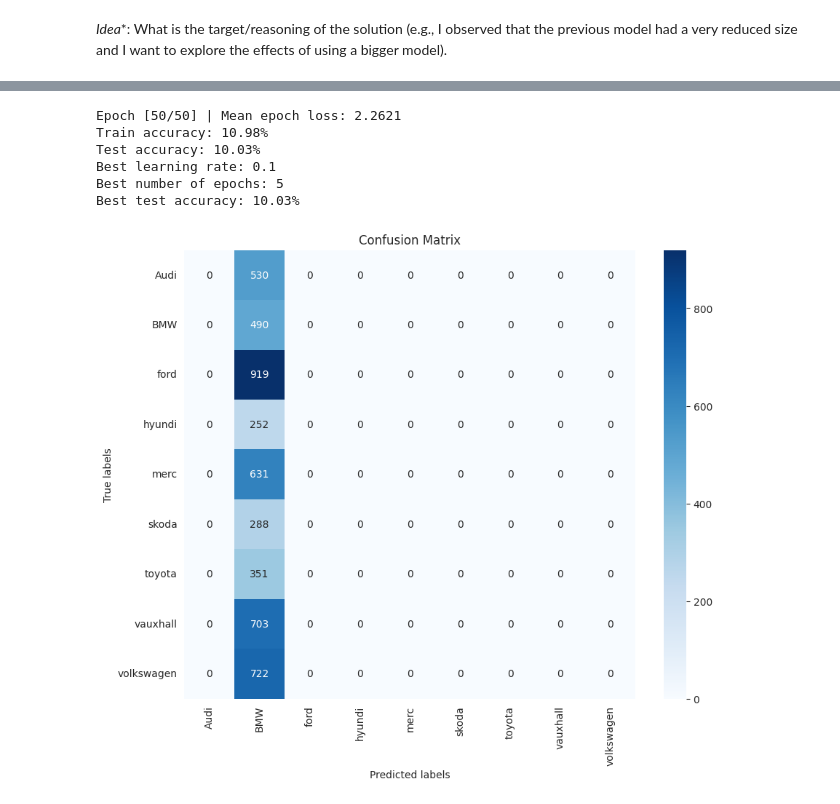
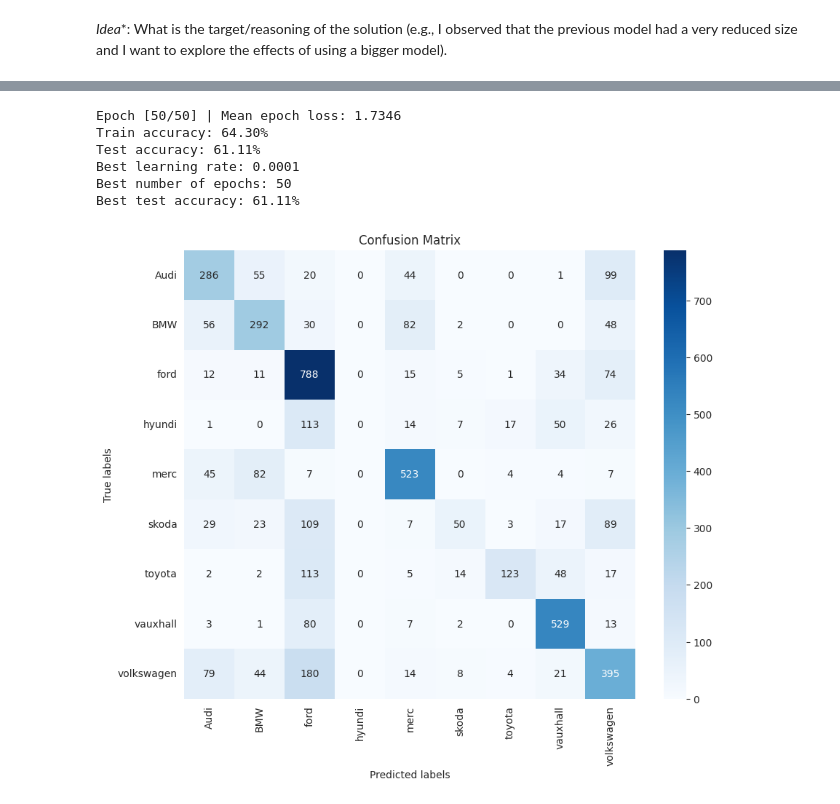
Before and after one commit to Gpascual11/P3_Gerard_Pascual, a Jupyter notebook: P3_NeuralNetworks.ipynb, the cells around one changed output, grey strips where cells are left out. Drawn from its saved outputs; the diff is of its cells as text; code cells hidden in the pictures.

```diff
--- a/P3_NeuralNetworks.ipynb
+++ b/P3_NeuralNetworks.ipynb
@@ -1096,0 +1099,2 @@ The model has 540 parameters
+# %%
+model2 = create_model(Model_0, input_size2, num_classes2)
@@ -1097,14 +1103,14 @@ The model has 540 parameters
 # %%
 # Define the grid of hyperparameters
-learning_rates2A = [0.1, 0.01, 0.001, 0.0001]
-num_epochs_list2A = [5, 10, 20, 50]
+learning_rates2 = [0.1, 0.01, 0.001, 0.0001]
+num_epochs_list2 = [5, 10, 20, 50]
 
 # Placeholder for the best hyperparameters
-best_lr2A = None
-best_num_epochs2A = None
-best_test_accuracy2A = 0
+best_lr2 = None
+best_num_epochs2 = None
+best_test_accuracy2 = 0
 
 # Store results for all combinations
-results2A = []
+results2 = []
 # %%
 # Iterate over all combinations of learning rates and number of epochs
@@ -1163,7 +1191,7 @@ Subsequent of either [Solution 1A](#solution_1a) or [Solution 1B](#solution_1b),
 *Idea**: What is the target/reasoning of the solution (e.g., I observed that the previous model had a very reduced size and I want to explore the effects of using a bigger model).
 # %%
 class Model_2(nn.Module):
-    def __init__(self, input_size1A, num_classes1A, hidden_size1A = 128):
+    def __init__(self, input_size1A, num_classes1A, hidden_size1A = 512):
         super(Model_2, self).__init__()
         self.layers = nn.Sequential(
             nn.Linear(input_size1A, hidden_size1A), # Input layer to hidden layer
@@ -1209,64 +1217,65 @@ The model has 12708 parameters
 # %%
 # Define the grid of hyperparameters
-learning_rates2A = [0.1, 0.01, 0.001, 0.0001]
-num_epochs_list2A = [5, 10, 20, 50]
+learning_rates2 = [0.001, 0.0001]
+num_epochs_list2 = [10, 20, 50]
 
 # Placeholder for the best hyperparameters
-best_lr2A = None
-best_num_epochs2A = None
-best_test_accuracy2A = 0
+best_lr2 = None
+best_num_epochs2 = None
+best_test_accuracy2 = 0
 
 # Store results for all combinations
-results2A = []
+results2 = []
 # Iterate over all combinations of learning rates and number of epochs
-for lr, num_epochs in itertools.product(learning_rates2A, num_epochs_list2A):
+for lr, num_epochs in itertools.product(learning_rates2, num_epochs_list2):
     print(f"Training model with learning rate: {lr} and epochs: {num_epochs}")
 
     # Reinitialize the model's weights
-    initialize_weights(model2A)
+    initialize_weights(model2)
 
     # Train the model
-    losses = train(model2A, train_dataset2A, num_epochs=num_epochs, lr=lr)
+    losses = train(model2, train_dataset1A, num_epochs=num_epochs, lr=lr)
 
     # Evaluate the model on the train dataset
-    train_accuracy, _, _ = evaluate(model2A, train_dataset2A)
+    train_accuracy, _, _ = evaluate(model2, train_dataset1A)
 
     # Evaluate the model on the test dataset
-    test_accuracy, test_all_targets, test_all_predicted = evaluate(model2A, test_dataset2A)
+    test_accuracy, test_all_targets, test_all_predicted = evaluate(model2, test_dataset1A)
 
     # Save the results
-    results2A.append((lr, num_epochs, train_accuracy, test_accuracy))
+    results2.append((lr, num_epochs, train_accuracy, test_accuracy))
 
     # Print the accuracies
     print(f'Train accuracy: {train_accuracy * 100:.2f}%')
     print(f'Test accuracy: {test_accuracy * 100:.2f}%')
 
     # Update the best hyperparameters based on test accuracy
-    if test_accuracy > best_test_accuracy2A:
-        best_test_accuracy2A = test_accuracy
-        best_lr2A = lr
-        best_num_epochs2A = num_epochs
+    if test_accuracy > best_test_accuracy2:
+        best_test_accuracy2 = test_accuracy
+        best_lr2 = lr
+        best_num_epochs2 = num_epochs
         best_test_all_targets = test_all_targets
         best_test_all_predicted = test_all_predicted
 
+
 # Display the best combination
-print(f"Best learning rate: {best_lr2A}")
-print(f"Best number of epochs: {best_num_epochs2A}")
-print(f"Best test accuracy: {best_test_accuracy2A * 100:.2f}%")
+print(f"Best learning rate: {best_lr2}")
+print(f"Best number of epochs: {best_num_epochs2}")
+print(f"Best test accuracy: {best_test_accuracy2 * 100:.2f}%")
 
 # Plot confusion matrix for the best model
-plot_confusion_matrix(best_test_all_targets, best_test_all_predicted, label_encoder2A)
+plot_confusion_matrix(best_test_all_targets, best_test_all_predicted, label_encoder1A)
 
 # Optionally, plot or print all results
 print("\nAll results:")
-for lr, num_epochs, train_acc, test_acc in results2A:
+for lr, num_epochs, train_acc, test_acc in results2:
     print(f"LR: {lr}, Epochs: {num_epochs} => Train Acc: {train_acc * 100:.2f}%, Test Acc: {test_acc * 100:.2f}%")
 # %% [output]
-Epoch [50/50] | Mean epoch loss: 2.2621
-Train accuracy: 10.98%
-Test accuracy: 10.03%
-Best learning rate: 0.1
-Best number of epochs: 5
-Best test accuracy: 10.03%
+Epoch [50/50] | Mean epoch loss: 1.7346
+Train accuracy: 64.30%
+Test accuracy: 61.11%
+Best learning rate: 0.0001
+Best number of epochs: 50
+Best test accuracy: 61.11%
-[figure, old version]
+[figure, new version]
 All results:
```
Also changed, not shown: parts of 48 cells of this notebook.
